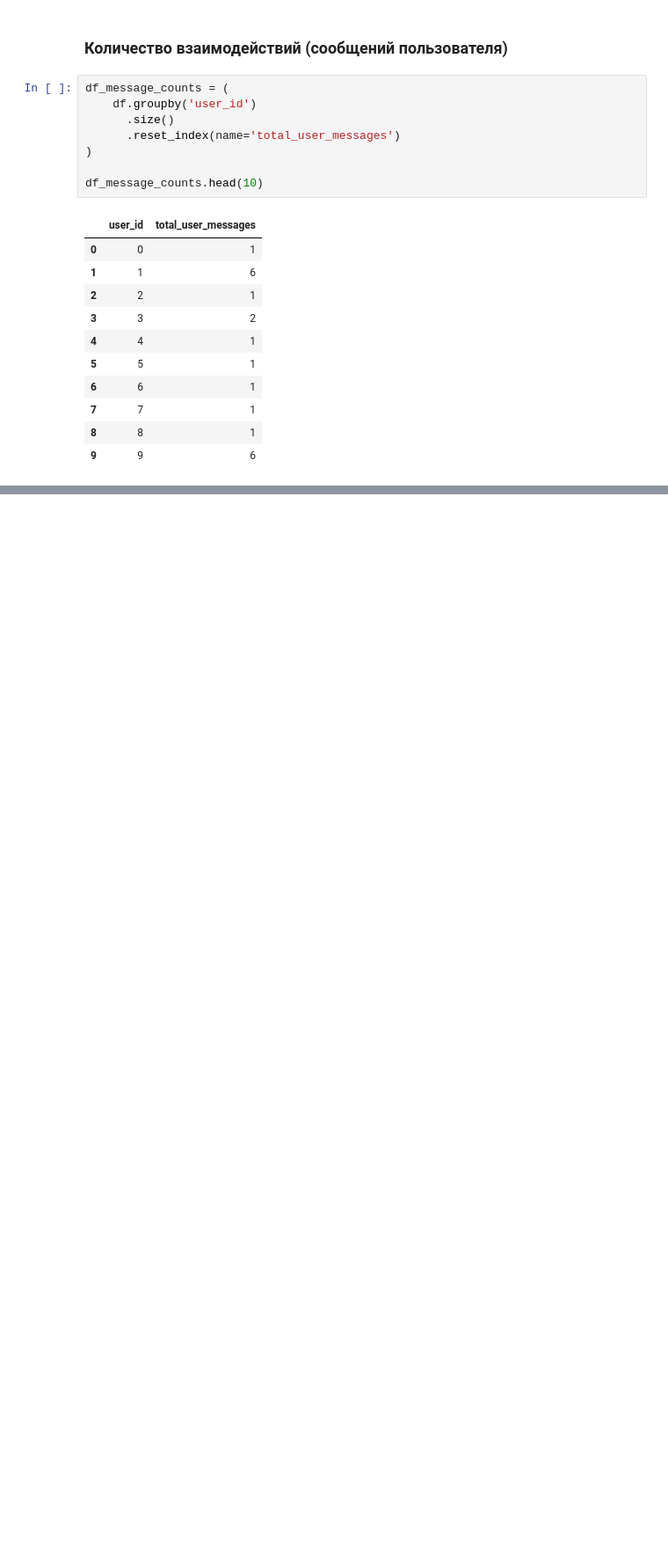
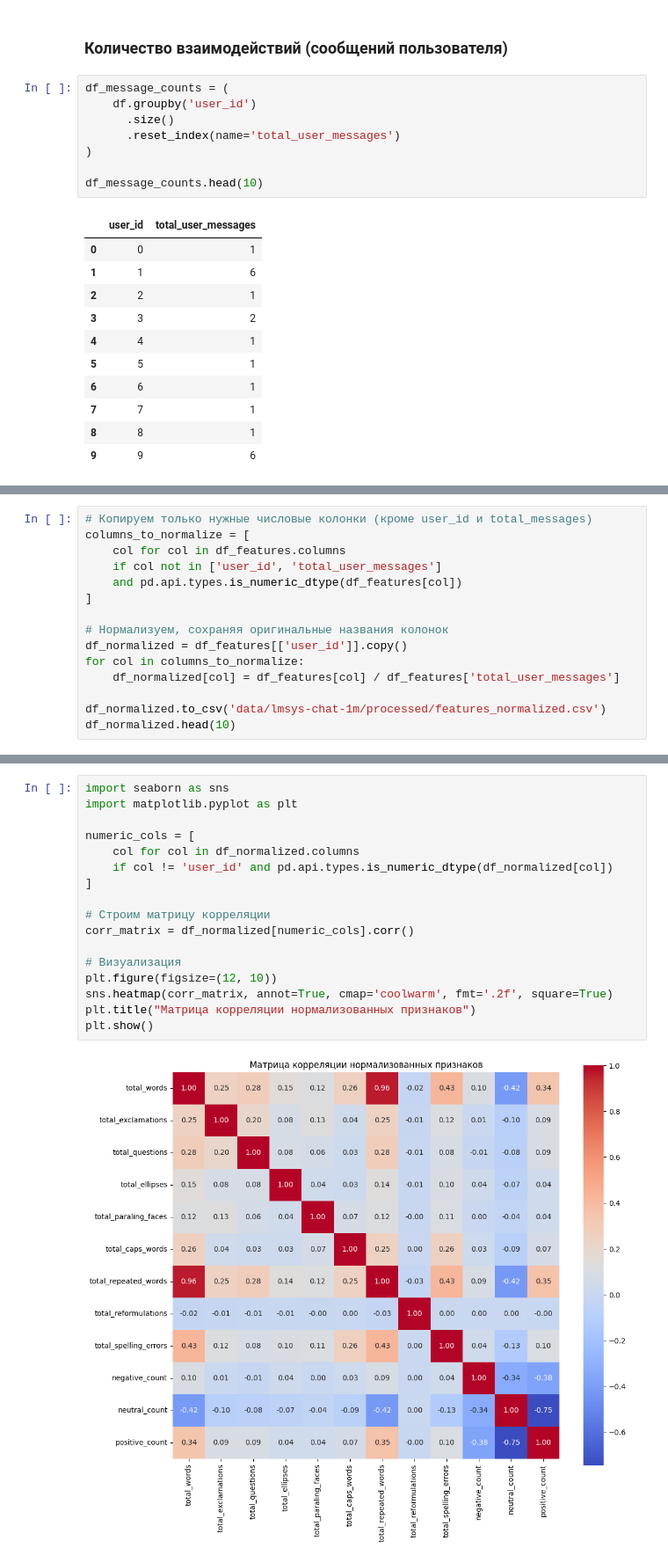
Before and after one commit to hqdem/user-pattern-analysis, a Jupyter notebook: main_iter2.ipynb, the cells around one changed output, grey strips where cells are left out. Shown at 88% size. Cells and saved outputs as stored; diff of their text form; blank space fills up the shorter version.

```diff
--- a/main_iter2.ipynb
+++ b/main_iter2.ipynb
@@ -515,0 +575,15 @@ df_message_counts.head(10)
+# %%
+# Копируем только нужные числовые колонки (кроме user_id и total_messages)
+columns_to_normalize = [
+    col for col in df_features.columns
+    if col not in ['user_id', 'total_user_messages']
+    and pd.api.types.is_numeric_dtype(df_features[col])
+]
+
+# Нормализуем, сохраняя оригинальные названия колонок
+df_normalized = df_features[['user_id']].copy()
+for col in columns_to_normalize:
+    df_normalized[col] = df_features[col] / df_features['total_user_messages']
+
+df_normalized.to_csv('data/lmsys-chat-1m/processed/features_normalized.csv')
+df_normalized.head(10)
@@ -515,0 +604,19 @@ df_message_counts.head(10)
+# %%
+import seaborn as sns
+import matplotlib.pyplot as plt
+
+numeric_cols = [
+    col for col in df_normalized.columns
+    if col != 'user_id' and pd.api.types.is_numeric_dtype(df_normalized[col])
+]
+
+# Строим матрицу корреляции
+corr_matrix = df_normalized[numeric_cols].corr()
+
+# Визуализация
+plt.figure(figsize=(12, 10))
+sns.heatmap(corr_matrix, annot=True, cmap='coolwarm', fmt='.2f', square=True)
+plt.title("Матрица корреляции нормализованных признаков")
+plt.show()
+# %% [output]
+[figure, added]
```
Also changed, not shown: parts of 64 cells of this notebook, 1 other file.
